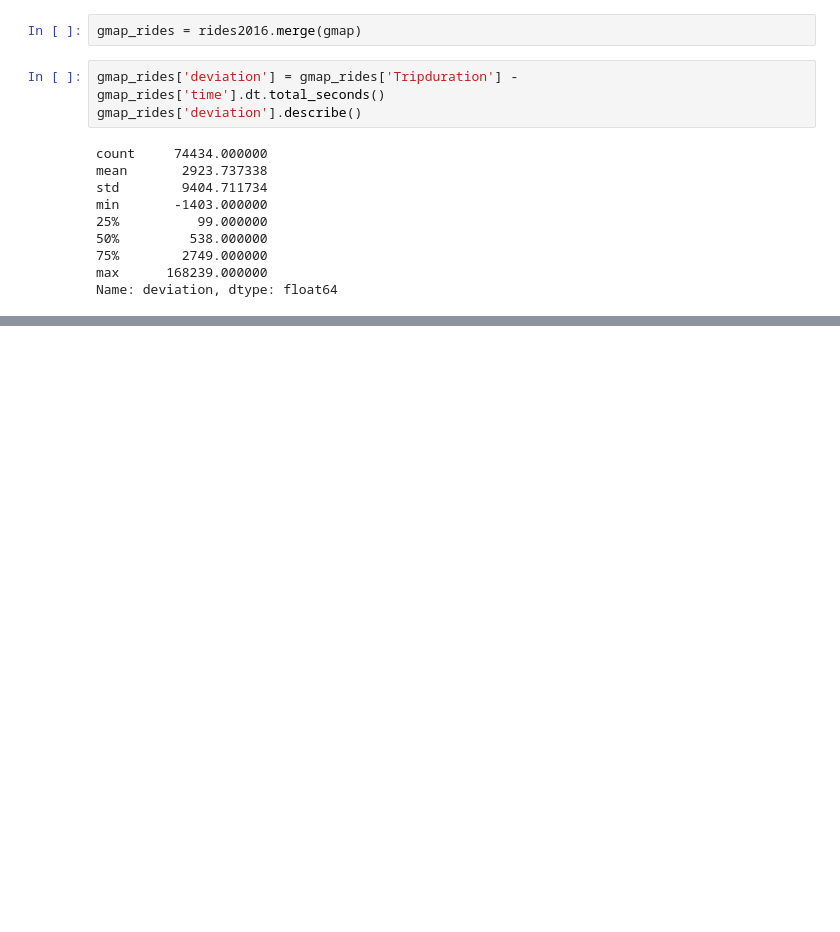
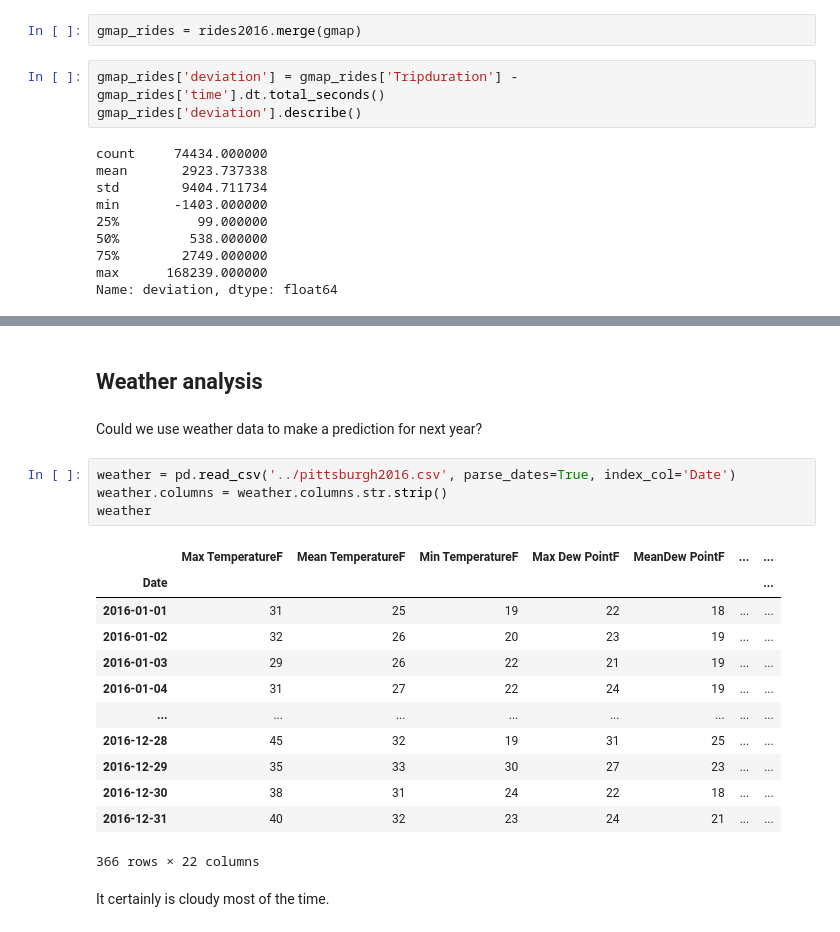
Before and after one commit to AlbertDeFusco/healthyride, a Jupyter notebook: ShowAndTell/December6.ipynb, the cells around one changed output, grey strips where cells are left out. Cells and saved outputs as stored; diff of their text form; blank space fills up the shorter version.

Commit message:
weather analysis

```diff
--- a/ShowAndTell/December6.ipynb
+++ b/ShowAndTell/December6.ipynb
@@ -581,0 +684,23 @@ fast_rides[['From station name','To station name','pct_grade','deviation']].nsma
+# %% [markdown]
+## Weather analysis
+# %% [markdown]
+Could we use weather data to make a prediction for next year?
+# %%
+weather = pd.read_csv('../pittsburgh2016.csv', parse_dates=True, index_col='Date')
+weather.columns = weather.columns.str.strip()
+weather
+# %% [output]
+|  | Max TemperatureF | Mean TemperatureF | Min TemperatureF | Max Dew PointF | MeanDew PointF | ... | ... |
+| Date |  |  |  |  |  |  | ... |
+| 2016-01-01 | 31 | 25 | 19 | 22 | 18 | ... | ... |
+| 2016-01-02 | 32 | 26 | 20 | 23 | 19 | ... | ... |
+| 2016-01-03 | 29 | 26 | 22 | 21 | 19 | ... | ... |
+| 2016-01-04 | 31 | 27 | 22 | 24 | 19 | ... | ... |
+| ... | ... | ... | ... | ... | ... | ... | ... |
+| 2016-12-28 | 45 | 32 | 19 | 31 | 25 | ... | ... |
+| 2016-12-29 | 35 | 33 | 30 | 27 | 23 | ... | ... |
+| 2016-12-30 | 38 | 31 | 24 | 22 | 18 | ... | ... |
+| 2016-12-31 | 40 | 32 | 23 | 24 | 21 | ... | ... |
+366 rows × 22 columns
+# %% [markdown]
+It certainly is cloudy most of the time.
```
Also changed, not shown: parts of 34 cells of this notebook, 1 other file.
